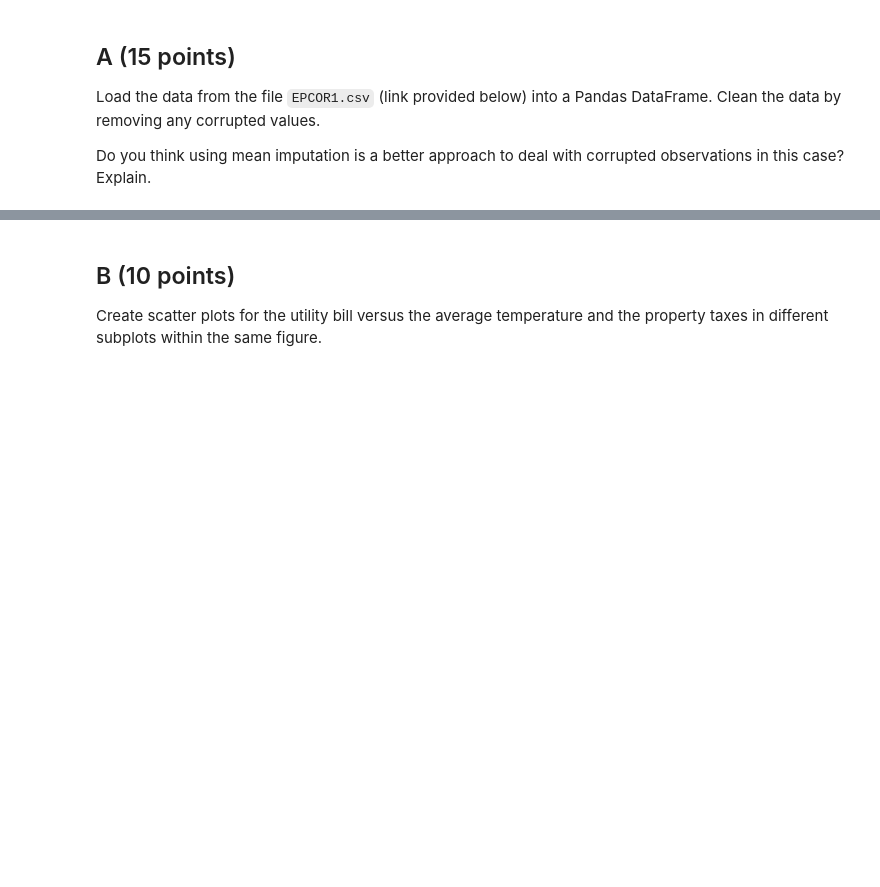
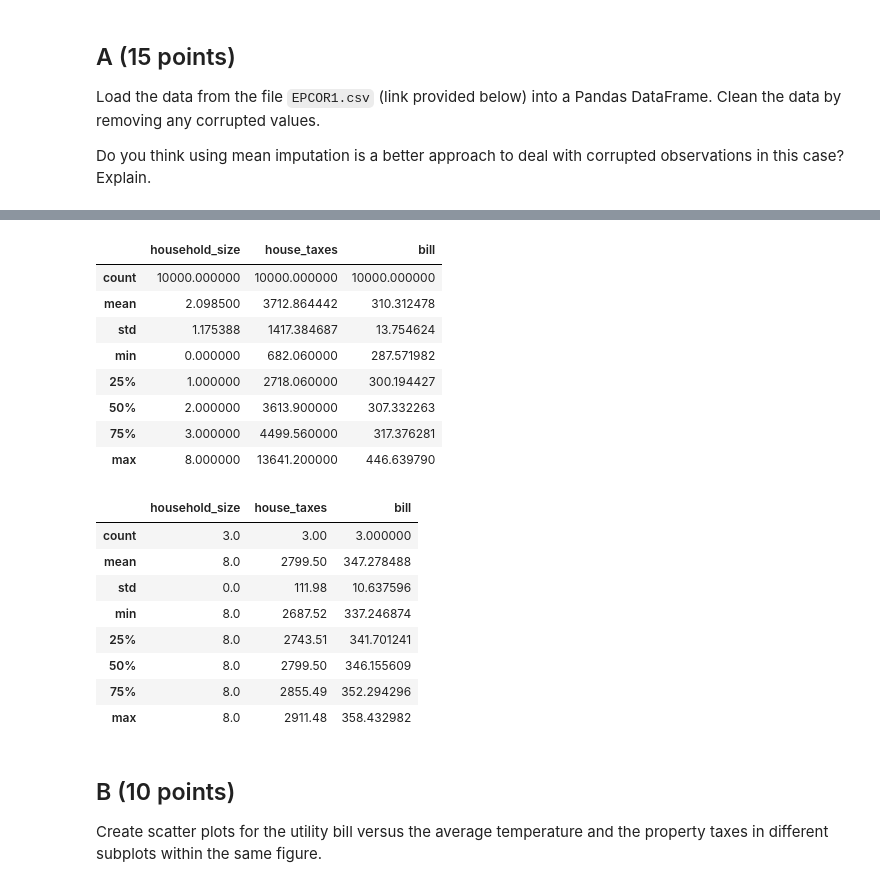
Before and after one commit to howardchen29/Math509, a Jupyter notebook: Midterm Exam.ipynb, the cells around one changed output, grey strips where cells are left out. Drawn from its saved outputs; the diff is of its cells as text; code cells hidden in the pictures; blank space fills up the shorter version.

```diff
--- a/Midterm Exam.ipynb
+++ b/Midterm Exam.ipynb
@@ -36,3 +46,32 @@ data = df[df['id'] > 1]
+# %%
+data.loc[data['house_taxes'] == 99999, 'house_taxes'] = data.loc[data['house_taxes'] != 99999, 'house_taxes'].mean()
+data2 = data.loc[data['household_size'] == 8]
+display(data.describe())
+display(data2.describe())
+
+#looking at the sample where the corrupted value occurred (household size = 8), it doesnt look to be a great way.
+#Looking at the existing samples, we unforunately only have 3 points. However, all 3 values are much lower than the mean of 3712.
+#The issue with using the mean intuitively is that as the household size increases, there are more tax breaks, and hence the tax would
+#be lower. It may have been better to use the 25 percentile since its more likely they are on te lower side of tax
+# %% [output]
+|  | household_size | house_taxes | bill |
+| count | 10000.000000 | 10000.000000 | 10000.000000 |
+| mean | 2.098500 | 3712.864442 | 310.312478 |
+| std | 1.175388 | 1417.384687 | 13.754624 |
+| min | 0.000000 | 682.060000 | 287.571982 |
+| 25% | 1.000000 | 2718.060000 | 300.194427 |
+| 50% | 2.000000 | 3613.900000 | 307.332263 |
+| 75% | 3.000000 | 4499.560000 | 317.376281 |
+| max | 8.000000 | 13641.200000 | 446.639790 |
+|  | household_size | house_taxes | bill |
+| count | 3.0 | 3.00 | 3.000000 |
+| mean | 8.0 | 2799.50 | 347.278488 |
+| std | 0.0 | 111.98 | 10.637596 |
+| min | 8.0 | 2687.52 | 337.246874 |
+| 25% | 8.0 | 2743.51 | 341.701241 |
+| 50% | 8.0 | 2799.50 | 346.155609 |
+| 75% | 8.0 | 2855.49 | 352.294296 |
+| max | 8.0 | 2911.48 | 358.432982 |
 # %% [markdown]
 ## B (10 points)
 
```
Also changed, not shown: parts of 1 cell of this notebook.
